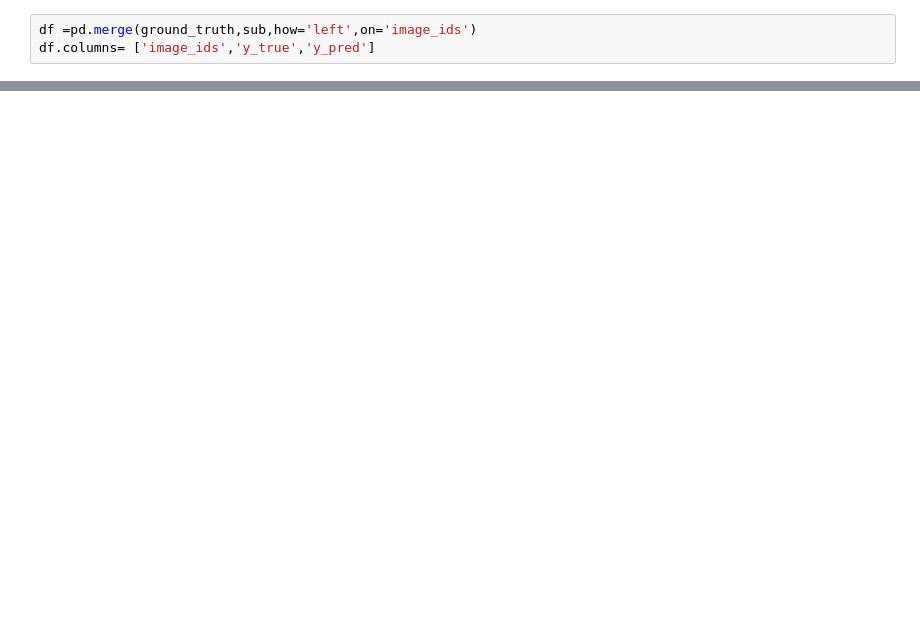
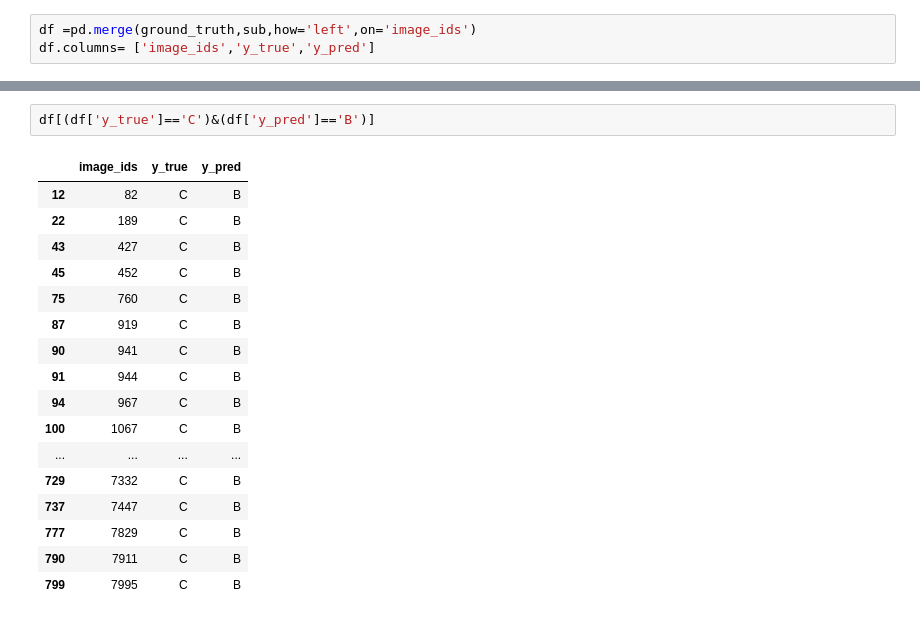
Before and after one commit to areomoon/Mongochu, a Jupyter notebook: areomoon/eval_metrics.ipynb, the cells around one changed output, grey strips where cells are left out. Cells and saved outputs as stored; diff of their text form; blank space fills up the shorter version.

```diff
--- a/areomoon/eval_metrics.ipynb
+++ b/areomoon/eval_metrics.ipynb
@@ -72,0 +91,20 @@ cm_analysis(df['y_true'],df['y_pred'], ['A','B','C'], ymap=None, figsize=(5,4))
+# %%
+df[(df['y_true']=='C')&(df['y_pred']=='B')]
+# %% [output]
+|  | image_ids | y_true | y_pred |
+| 12 | 82 | C | B |
+| 22 | 189 | C | B |
+| 43 | 427 | C | B |
+| 45 | 452 | C | B |
+| 75 | 760 | C | B |
+| 87 | 919 | C | B |
+| 90 | 941 | C | B |
+| 91 | 944 | C | B |
+| 94 | 967 | C | B |
+| 100 | 1067 | C | B |
+| ... | ... | ... | ... |
+| 729 | 7332 | C | B |
+| 737 | 7447 | C | B |
+| 777 | 7829 | C | B |
+| 790 | 7911 | C | B |
+| 799 | 7995 | C | B |
```
Also changed, not shown: parts of 7 cells of this notebook, 5 other files.
